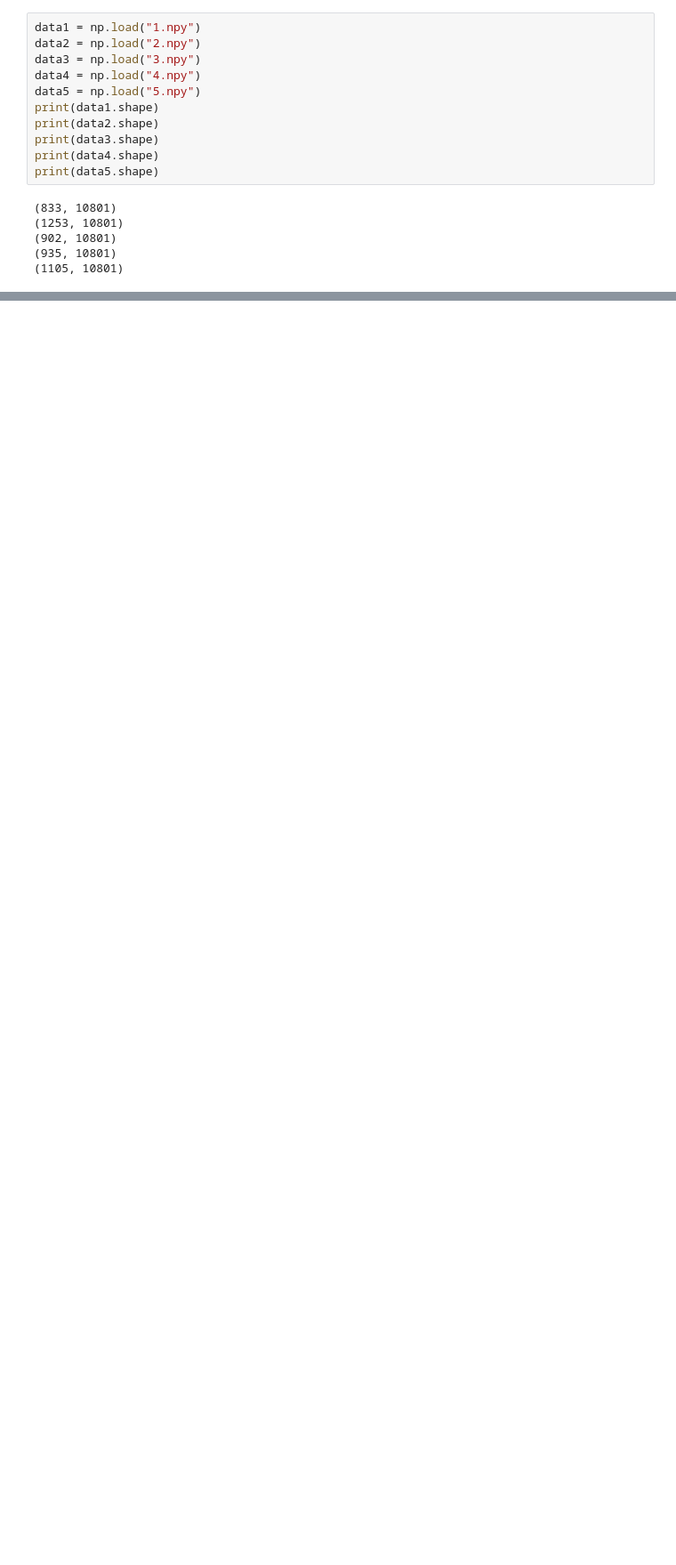
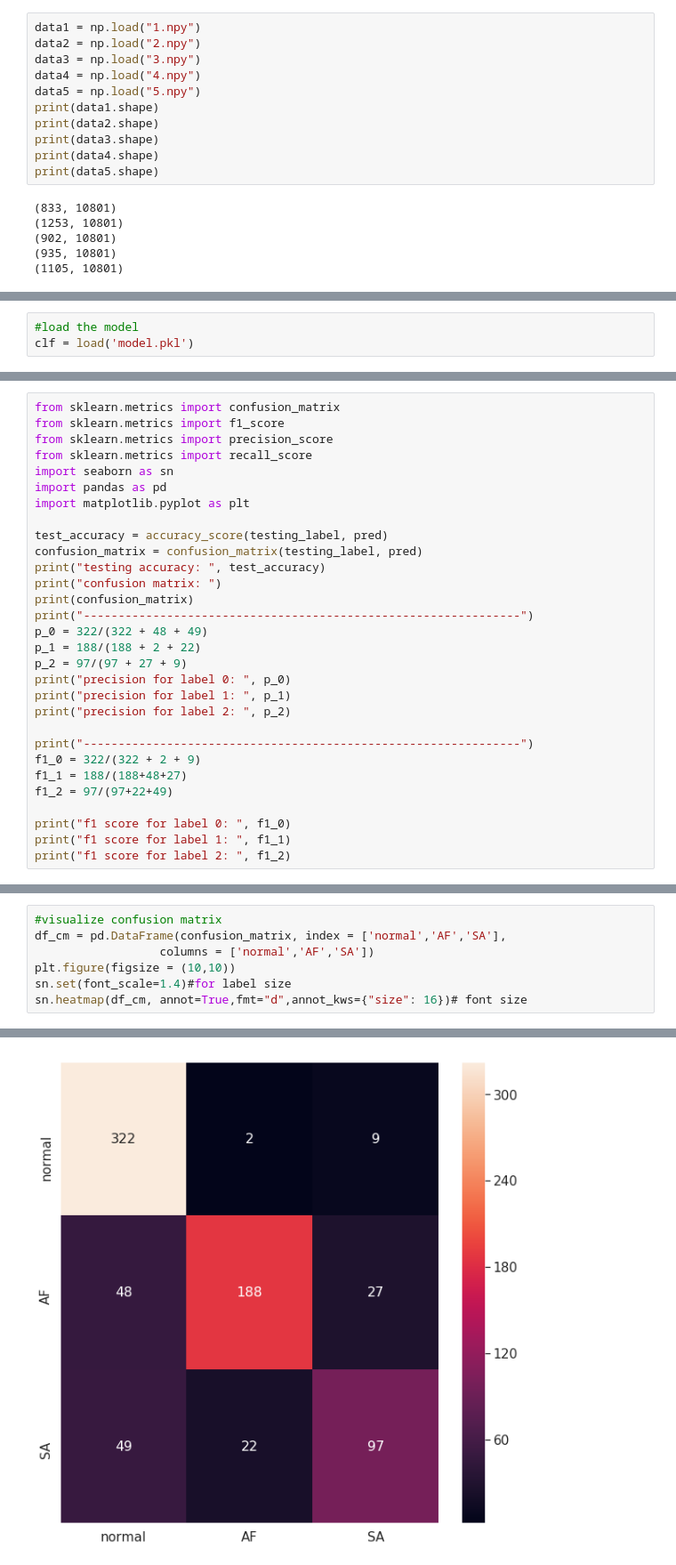
Before and after one commit to lynx97/ML-20181, a Jupyter notebook: training.ipynb, the cells around one changed output, grey strips where cells are left out. Shown: that part at 89% size. Cells and saved outputs as stored; diff of their text form; blank space fills up the shorter version.

```diff
--- a/training.ipynb
+++ b/training.ipynb
@@ -243,0 +240,3 @@ KeyboardInterrupt:
+# %%
+#load the model
+clf = load('model.pkl')
@@ -243,0 +255,30 @@ KeyboardInterrupt:
+# %%
+from sklearn.metrics import confusion_matrix
+from sklearn.metrics import f1_score
+from sklearn.metrics import precision_score
+from sklearn.metrics import recall_score
+import seaborn as sn
+import pandas as pd
+import matplotlib.pyplot as plt
+
+test_accuracy = accuracy_score(testing_label, pred)
+confusion_matrix = confusion_matrix(testing_label, pred)
+print("testing accuracy: ", test_accuracy)
+print("confusion matrix: ")
+print(confusion_matrix)
+print("---------------------------------------------------------------")
+p_0 = 322/(322 + 48 + 49)
+p_1 = 188/(188 + 2 + 22)
+p_2 = 97/(97 + 27 + 9)
+print("precision for label 0: ", p_0)
+print("precision for label 1: ", p_1)
+print("precision for label 2: ", p_2)
+
+print("---------------------------------------------------------------")
+f1_0 = 322/(322 + 2 + 9)
+f1_1 = 188/(188+48+27)
+f1_2 = 97/(97+22+49)
+
+print("f1 score for label 0: ", f1_0)
+print("f1 score for label 1: ", f1_1)
+print("f1 score for label 2: ", f1_2)
@@ -243,0 +299,8 @@ KeyboardInterrupt:
+# %%
+#visualize confusion matrix
+df_cm = pd.DataFrame(confusion_matrix, index = ['normal','AF','SA'],
+                  columns = ['normal','AF','SA'])
+plt.figure(figsize = (10,10))
+sn.set(font_scale=1.4)#for label size
+sn.heatmap(df_cm, annot=True,fmt="d",annot_kws={"size": 16})# font size
+# %% [output]
@@ -243,0 +308 @@ KeyboardInterrupt:
+[figure, added]
```
Also changed, not shown: parts of 9 cells of this notebook, 2 other files.
